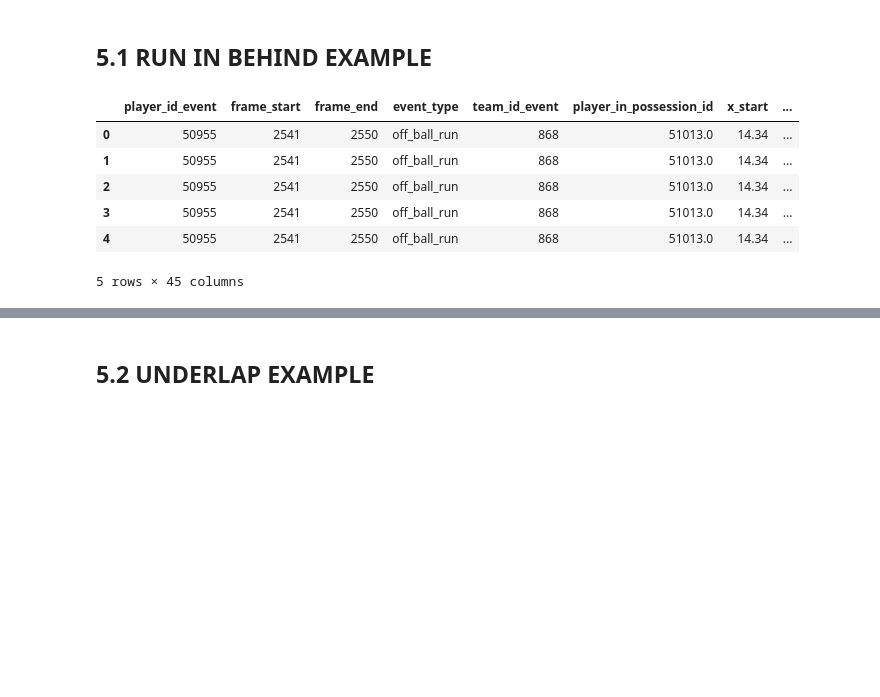
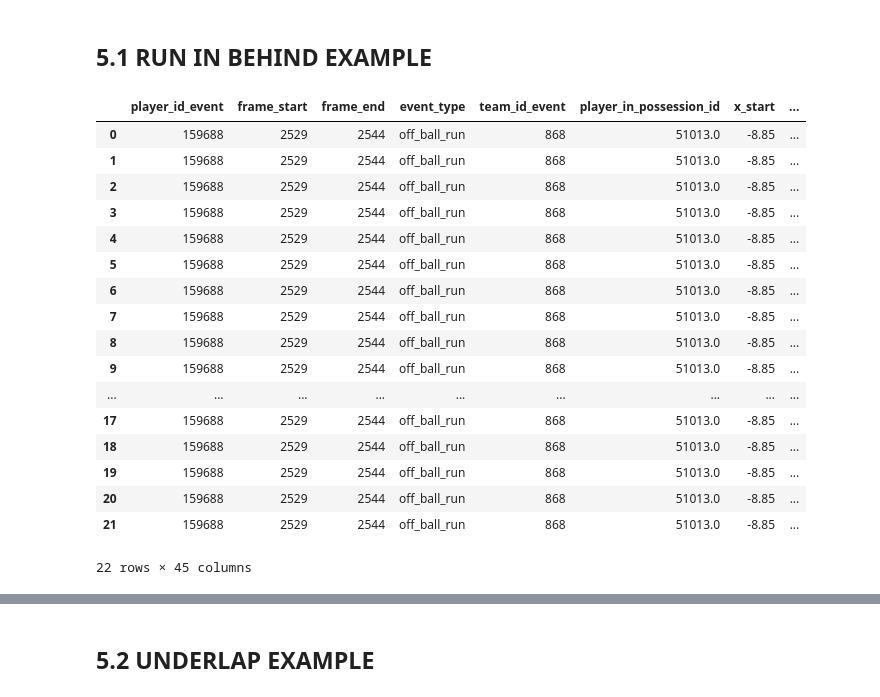
Before and after one commit to GabrielGausachs/analytics_cup_research, a Jupyter notebook: src/Merging_Dynamic_Events_and_Tracking_Data_Tutorial.ipynb, the cells around one changed output, grey strips where cells are left out. Saved outputs shown, nothing was run; the diff lists cells and outputs as text; code cells hidden in the pictures; blank space fills up the shorter version.

```diff
--- a/src/Merging_Dynamic_Events_and_Tracking_Data_Tutorial.ipynb
+++ b/src/Merging_Dynamic_Events_and_Tracking_Data_Tutorial.ipynb
@@ -296,41 +352,53 @@ de_match[de_match.event_id == "1_2"][
 # %% [markdown]
 ## 5.1 RUN IN BEHIND EXAMPLE
 # %%
-specific_event = de_match[de_match.event_id == "1_2"][
+
+specific_event = de_match[de_match.event_id == "1_1"][
     [
         "player_id",
         "frame_start",
         "frame_end",
         "event_type",
         "team_id",
         "player_in_possession_id",
         "x_start",
         "y_start",
         "x_end",
         "y_end",
     ]
 ]
 
 synced = specific_event.merge(
     enriched_tracking_data,
     left_on=["frame_end"],
     right_on="frame",
     suffixes=("_event", "_tracking"),
 )
 
 synced["runner"] = synced.player_id_event == synced.player_id_tracking
 synced["ball_carrier"] = synced.player_in_possession_id == synced.player_id_tracking
 synced["tip"] = synced.team_id_event == synced.team_id_tracking
 
-synced.head()
+synced.head(23)
 # %% [output]
 |  | player_id_event | frame_start | frame_end | event_type | team_id_event | player_in_possession_id | x_start | ... |
-| 0 | 50955 | 2541 | 2550 | off_ball_run | 868 | 51013.0 | 14.34 | ... |
-| 1 | 50955 | 2541 | 2550 | off_ball_run | 868 | 51013.0 | 14.34 | ... |
-| 2 | 50955 | 2541 | 2550 | off_ball_run | 868 | 51013.0 | 14.34 | ... |
-| 3 | 50955 | 2541 | 2550 | off_ball_run | 868 | 51013.0 | 14.34 | ... |
-| 4 | 50955 | 2541 | 2550 | off_ball_run | 868 | 51013.0 | 14.34 | ... |
+| 0 | 159688 | 2529 | 2544 | off_ball_run | 868 | 51013.0 | -8.85 | ... |
+| 1 | 159688 | 2529 | 2544 | off_ball_run | 868 | 51013.0 | -8.85 | ... |
+| 2 | 159688 | 2529 | 2544 | off_ball_run | 868 | 51013.0 | -8.85 | ... |
+| 3 | 159688 | 2529 | 2544 | off_ball_run | 868 | 51013.0 | -8.85 | ... |
+| 4 | 159688 | 2529 | 2544 | off_ball_run | 868 | 51013.0 | -8.85 | ... |
+| 5 | 159688 | 2529 | 2544 | off_ball_run | 868 | 51013.0 | -8.85 | ... |
+| 6 | 159688 | 2529 | 2544 | off_ball_run | 868 | 51013.0 | -8.85 | ... |
+| 7 | 159688 | 2529 | 2544 | off_ball_run | 868 | 51013.0 | -8.85 | ... |
+| 8 | 159688 | 2529 | 2544 | off_ball_run | 868 | 51013.0 | -8.85 | ... |
+| 9 | 159688 | 2529 | 2544 | off_ball_run | 868 | 51013.0 | -8.85 | ... |
+| ... | ... | ... | ... | ... | ... | ... | ... | ... |
+| 17 | 159688 | 2529 | 2544 | off_ball_run | 868 | 51013.0 | -8.85 | ... |
+| 18 | 159688 | 2529 | 2544 | off_ball_run | 868 | 51013.0 | -8.85 | ... |
+| 19 | 159688 | 2529 | 2544 | off_ball_run | 868 | 51013.0 | -8.85 | ... |
+| 20 | 159688 | 2529 | 2544 | off_ball_run | 868 | 51013.0 | -8.85 | ... |
+| 21 | 159688 | 2529 | 2544 | off_ball_run | 868 | 51013.0 | -8.85 | ... |
-5 rows × 45 columns
+22 rows × 45 columns
 # %%
 synced["runner"] = synced.player_id_event == synced.player_id_tracking
 synced["ball_carrier"] = synced.player_in_possession_id == synced.player_id_tracking
```
Also changed, not shown: parts of 5 cells of this notebook, 1 other file.
